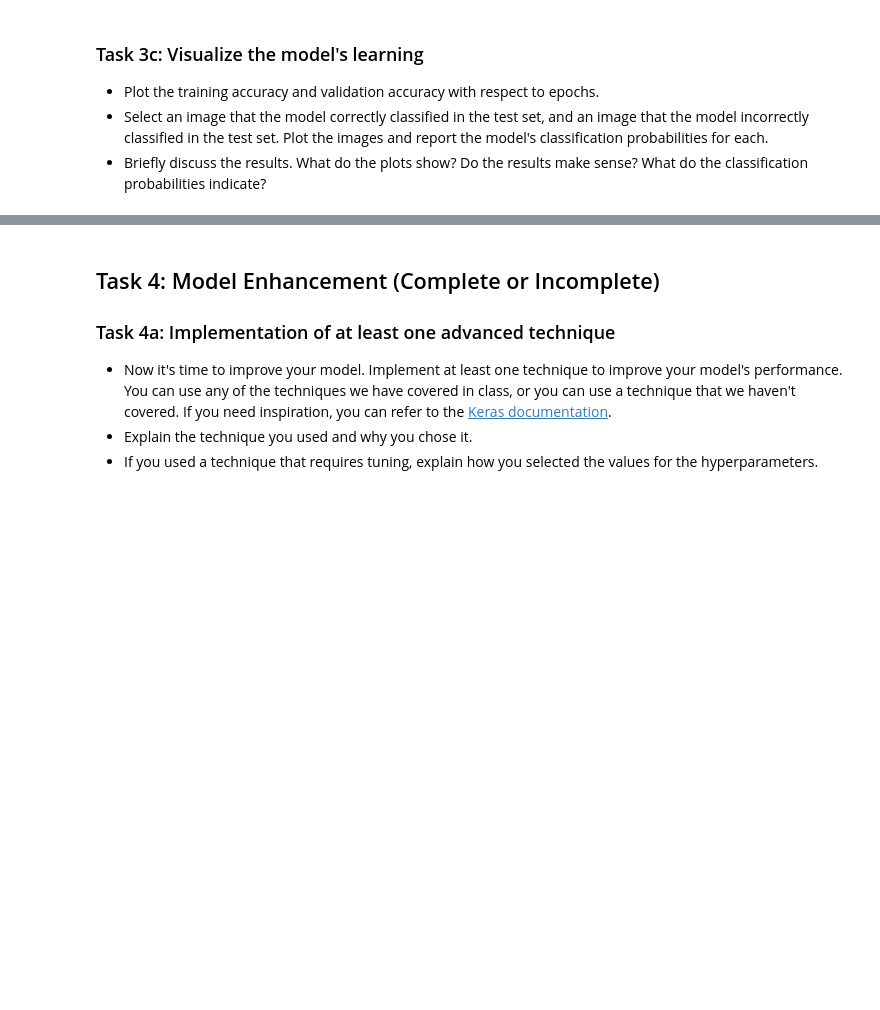
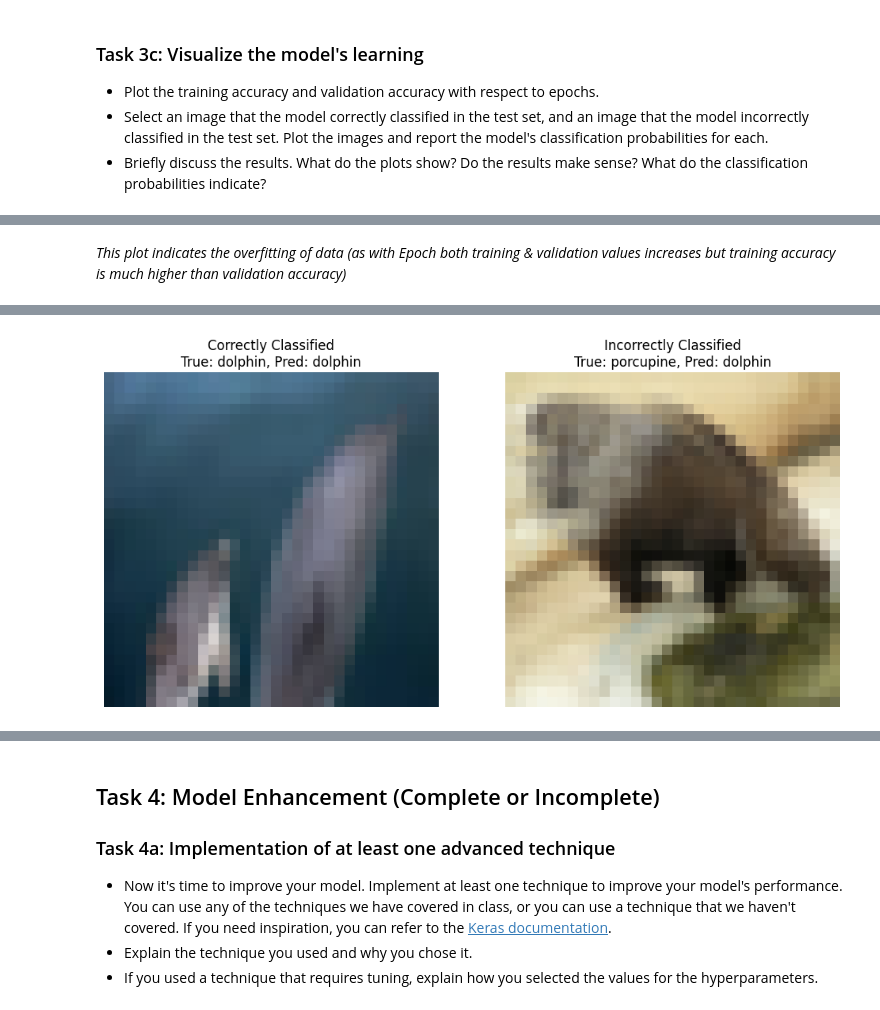
Before and after one commit to devangi-hub/deep_learning, a Jupyter notebook: 02_activities/assignments/assignment_1.ipynb, the cells around one changed output, grey strips where cells are left out. Cells and saved outputs as stored; diff of their text form; code cells hidden in the pictures; blank space fills up the shorter version.

```diff
--- a/02_activities/assignments/assignment_1.ipynb
+++ b/02_activities/assignments/assignment_1.ipynb
@@ -19,4 +19,4 @@ You will use Keras with TensorFlow to develop your CNN. For this assignment, it'
 from keras.datasets import cifar100
 
 # Load the CIFAR-100 dataset
-(x_train, y_train), (x_test, y_test) = cifar100.load_data(label_mode='fine')
+(x_t, y_t), (x_test, y_test) = cifar100.load_data(label_mode='fine')
@@ -192,0 +260,37 @@ ValueError: Data cardinality is ambiguous. Make sure all arrays contain the same
+# %% [markdown]
+
+*This plot indicates the overfitting of data (as with Epoch both training & validation values increases but training accuracy is much higher than validation accuracy)*
+# %%
+import numpy as np
+import matplotlib.pyplot as plt
+
+y_pred = model.predict(x_val)
+
+
+y_pred_classes = np.argmax(y_pred, axis=1)
+y_true_classes = np.argmax(y_val, axis=1)
+
+
+correct_indices = np.where(y_pred_classes == y_true_classes)[0]
+incorrect_indices = np.where(y_pred_classes != y_true_classes)[0]
+
+
+correct_idx = correct_indices[0]  # First correct image
+incorrect_idx = incorrect_indices[0]  # First incorrect image
+
+
+plt.figure(figsize=(12, 6))
+
+plt.subplot(1, 2, 1)
+plt.imshow(x_val[correct_idx])
+plt.title(f"Correctly Classified\nTrue: {class_names[y_true_classes[correct_idx]]}, Pred: {class_names[y_pred_classes[correct_idx]]}")
+plt.axis('off')
+
+# Plot the incorrect image
+plt.subplot(1, 2, 2)
+plt.imshow(x_val[incorrect_idx])
+plt.title(f"Incorrectly Classified\nTrue: {class_names[y_true_classes[incorrect_idx]]}, Pred: {class_names[y_pred_classes[incorrect_idx]]}")
+plt.axis('off')
+
+plt.show()
+# %% [output]
@@ -192,0 +298 @@ ValueError: Data cardinality is ambiguous. Make sure all arrays contain the same
+[figure, added]
```
Also changed, not shown: parts of 19 cells of this notebook.
